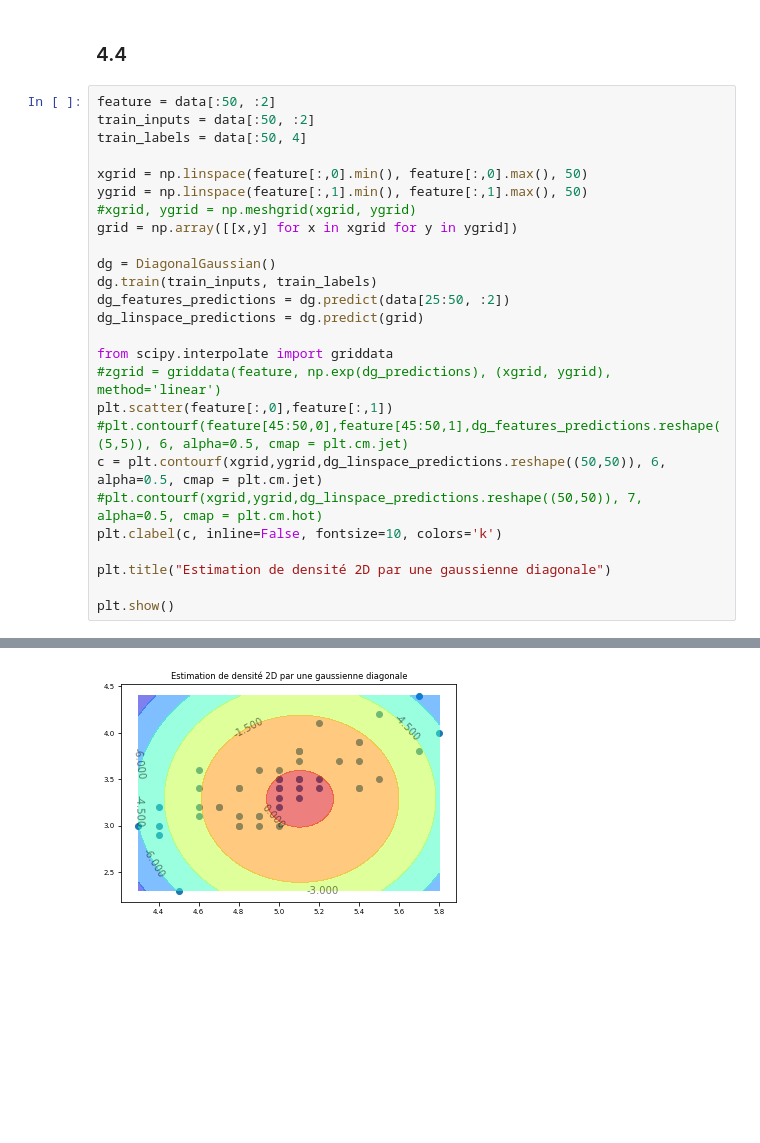
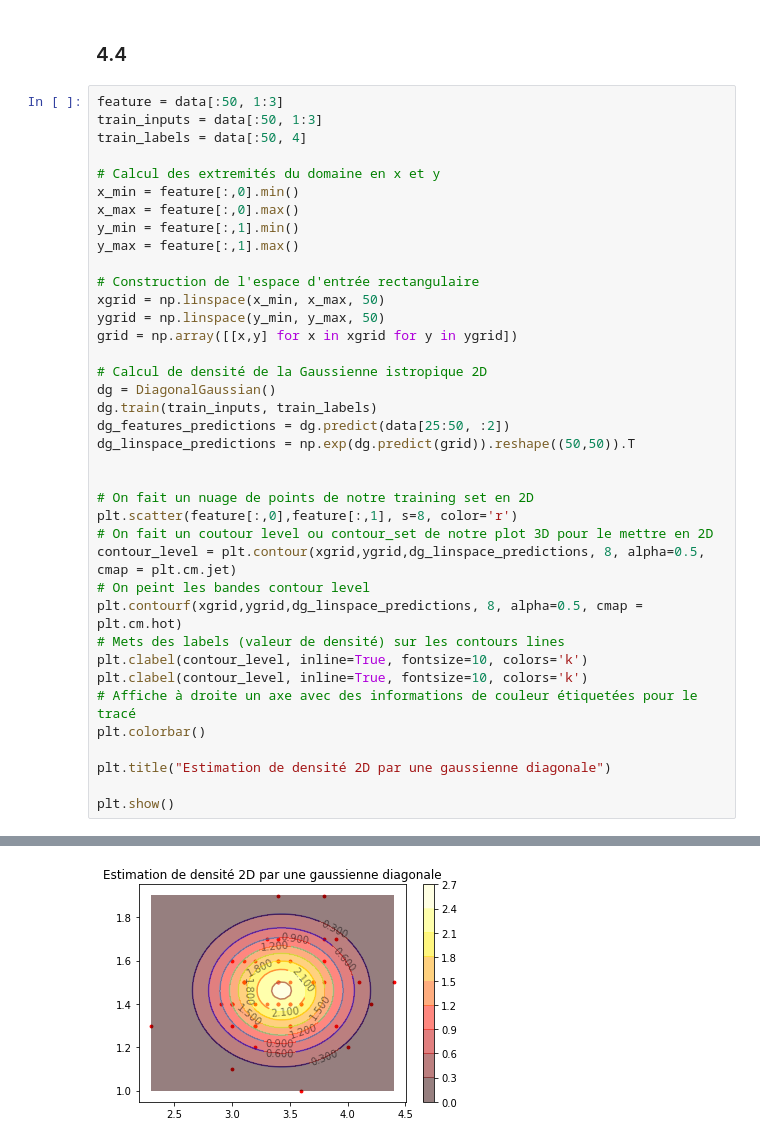
Before and after one commit to PhilippeMarcotte/IFT6390, a Jupyter notebook: Devoir_1/Q4.ipynb, the cells around one changed output, grey strips where cells are left out. Cells and saved outputs as stored; diff of their text form; blank space fills up the shorter version.

```diff
--- a/Devoir_1/Q4.ipynb
+++ b/Devoir_1/Q4.ipynb
@@ -221,27 +221,39 @@ plt.show()
 # %% [markdown]
 ### 4.4
 # %%
-feature = data[:50, :2]
-train_inputs = data[:50, :2]
+feature = data[:50, 1:3]
+train_inputs = data[:50, 1:3]
 train_labels = data[:50, 4]
 
-xgrid = np.linspace(feature[:,0].min(), feature[:,0].max(), 50)
-ygrid = np.linspace(feature[:,1].min(), feature[:,1].max(), 50)
-#xgrid, ygrid = np.meshgrid(xgrid, ygrid)
+# Calcul des extremités du domaine en x et y
+x_min = feature[:,0].min()
+x_max = feature[:,0].max()
+y_min = feature[:,1].min()
+y_max = feature[:,1].max()
+
+# Construction de l'espace d'entrée rectangulaire
+xgrid = np.linspace(x_min, x_max, 50)
+ygrid = np.linspace(y_min, y_max, 50)
 grid = np.array([[x,y] for x in xgrid for y in ygrid])
 
+# Calcul de densité de la Gaussienne istropique 2D
 dg = DiagonalGaussian()
 dg.train(train_inputs, train_labels)
 dg_features_predictions = dg.predict(data[25:50, :2])
-dg_linspace_predictions = dg.predict(grid)
+dg_linspace_predictions = np.exp(dg.predict(grid)).reshape((50,50)).T
 
-from scipy.interpolate import griddata
-#zgrid = griddata(feature, np.exp(dg_predictions), (xgrid, ygrid), method='linear')
-plt.scatter(feature[:,0],feature[:,1])
-#plt.contourf(feature[45:50,0],feature[45:50,1],dg_features_predictions.reshape((5,5)), 6, alpha=0.5, cmap = plt.cm.jet)
-c = plt.contourf(xgrid,ygrid,dg_linspace_predictions.reshape((50,50)), 6, alpha=0.5, cmap = plt.cm.jet)
-#plt.contourf(xgrid,ygrid,dg_linspace_predictions.reshape((50,50)), 7, alpha=0.5, cmap = plt.cm.hot)
-plt.clabel(c, inline=False, fontsize=10, colors='k')
+
+# On fait un nuage de points de notre training set en 2D
+plt.scatter(feature[:,0],feature[:,1], s=8, color='r')
+# On fait un coutour level ou contour_set de notre plot 3D pour le mettre en 2D
+contour_level = plt.contour(xgrid,ygrid,dg_linspace_predictions, 8, alpha=0.5, cmap = plt.cm.jet)
+# On peint les bandes contour level
+plt.contourf(xgrid,ygrid,dg_linspace_predictions, 8, alpha=0.5, cmap = plt.cm.hot)
+# Mets des labels (valeur de densité) sur les contours lines
+plt.clabel(contour_level, inline=True, fontsize=10, colors='k')
+plt.clabel(contour_level, inline=True, fontsize=10, colors='k')
+# Affiche à droite un axe avec des informations de couleur étiquetées pour le tracé
+plt.colorbar()
 
 plt.title("Estimation de densité 2D par une gaussienne diagonale")
 
@@ -250,2 +276,2 @@ plt.show()
-[figure, old version]
+[figure, new version]
 # %%
```
Also changed, not shown: parts of 5 cells of this notebook.
